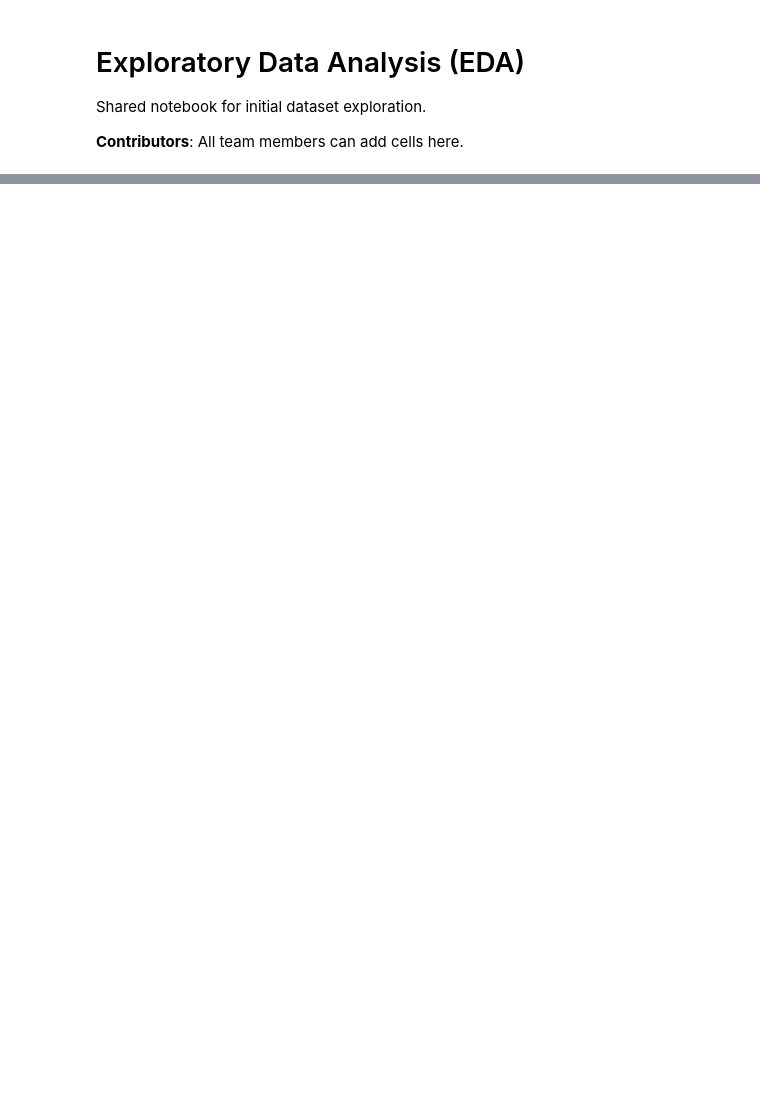
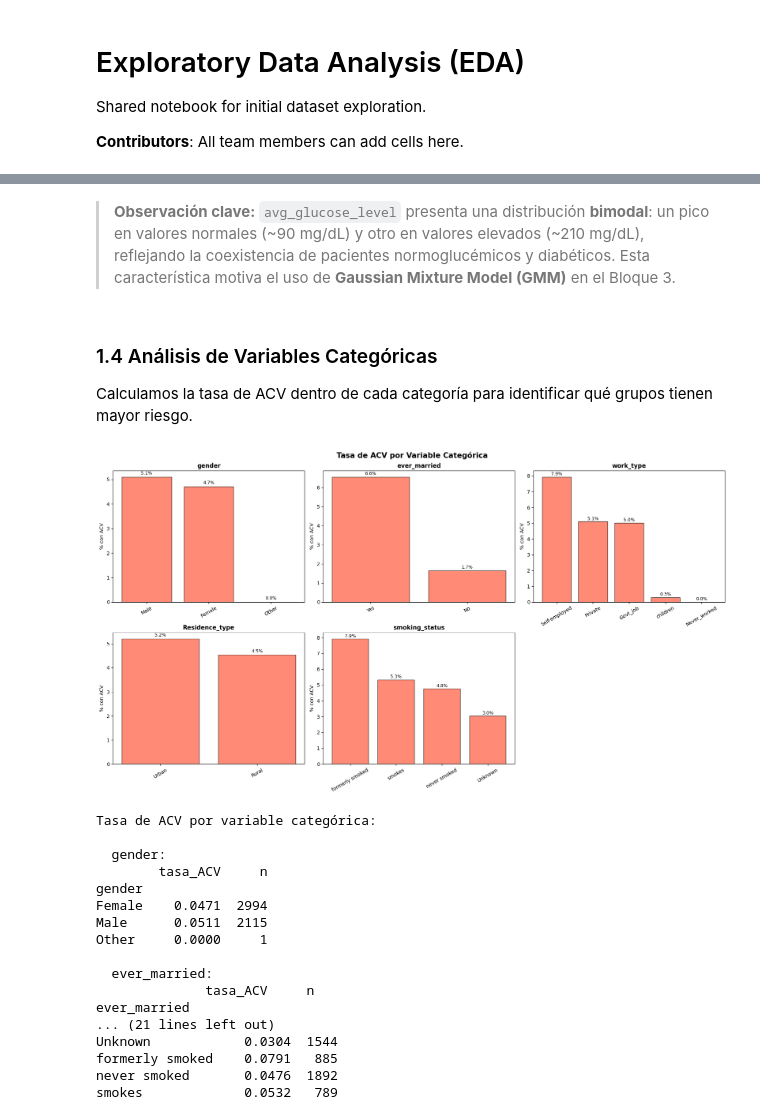
Before and after one commit to martinmw13/AdM_TP, a Jupyter notebook: notebooks/00_eda.ipynb, the cells around one changed output, grey strips where cells are left out. Saved outputs shown, nothing was run; the diff lists cells and outputs as text; code cells hidden in the pictures; blank space fills up the shorter version.

```diff
--- a/notebooks/00_eda.ipynb
+++ b/notebooks/00_eda.ipynb
@@ -40,0 +195,61 @@ plt.show()
+# %% [markdown]
+> **Observación clave:** `avg_glucose_level` presenta una distribución
+> **bimodal**: un pico en valores normales (~90 mg/dL) y otro en valores
+> elevados (~210 mg/dL), reflejando la coexistencia de pacientes
+> normoglucémicos y diabéticos. Esta característica motiva el uso de
+> **Gaussian Mixture Model (GMM)** en el Bloque 3.
+# %% [markdown]
+### 1.4 Análisis de Variables Categóricas
+
+Calculamos la tasa de ACV dentro de cada categoría para identificar
+qué grupos tienen mayor riesgo.
+# %%
+fig, axes = plt.subplots(2, 3, figsize=(18, 10))
+fig.suptitle('Tasa de ACV por Variable Categórica',
+             fontsize=15, fontweight='bold')
+axes = axes.flatten()
+
+for idx, var in enumerate(vars_categoricas):
+    stroke_rate = (df.groupby(var)['stroke']
+                   .mean()
+                   .sort_values(ascending=False))
+    bars = axes[idx].bar(stroke_rate.index, stroke_rate.values * 100,
+                          color='tomato', alpha=0.75, edgecolor='black')
+    axes[idx].set_title(f'{var}', fontweight='bold')
+    axes[idx].set_ylabel('% con ACV')
+    axes[idx].tick_params(axis='x', rotation=30)
+    for bar, rate in zip(bars, stroke_rate.values):
+        axes[idx].text(bar.get_x() + bar.get_width() / 2,
+                       bar.get_height() + 0.1,
+                       f'{rate * 100:.1f}%', ha='center', fontsize=9)
+
+axes[5].set_visible(False)
+plt.tight_layout()
+plt.show()
+
+print("Tasa de ACV por variable categórica:\n")
+for var in vars_categoricas:
+    print(f"  {var}:")
+    print(df.groupby(var)['stroke'].agg(['mean', 'count'])
+            .rename(columns={'mean': 'tasa_ACV', 'count': 'n'})
+            .round(4))
+    print()
+# %% [output]
+[figure, added]
+Tasa de ACV por variable categórica:
+
+  gender:
+        tasa_ACV     n
+gender
+Female    0.0471  2994
+Male      0.0511  2115
+Other     0.0000     1
+
+  ever_married:
+              tasa_ACV     n
+ever_married
+... (21 lines left out)
+Unknown            0.0304  1544
+formerly smoked    0.0791   885
+never smoked       0.0476  1892
+smokes             0.0532   789
```
Also changed, not shown: parts of 21 cells of this notebook, 2 other files.
